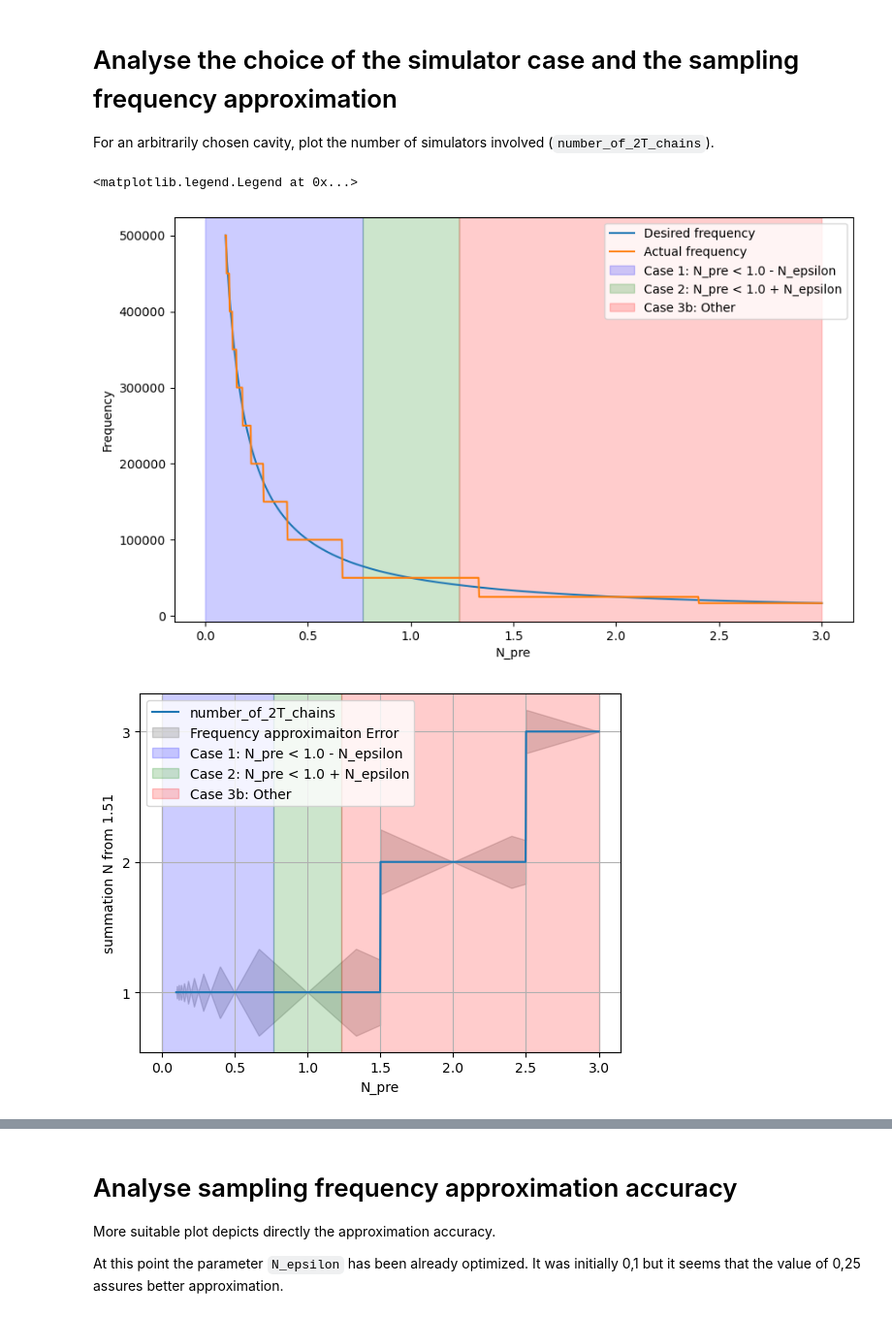
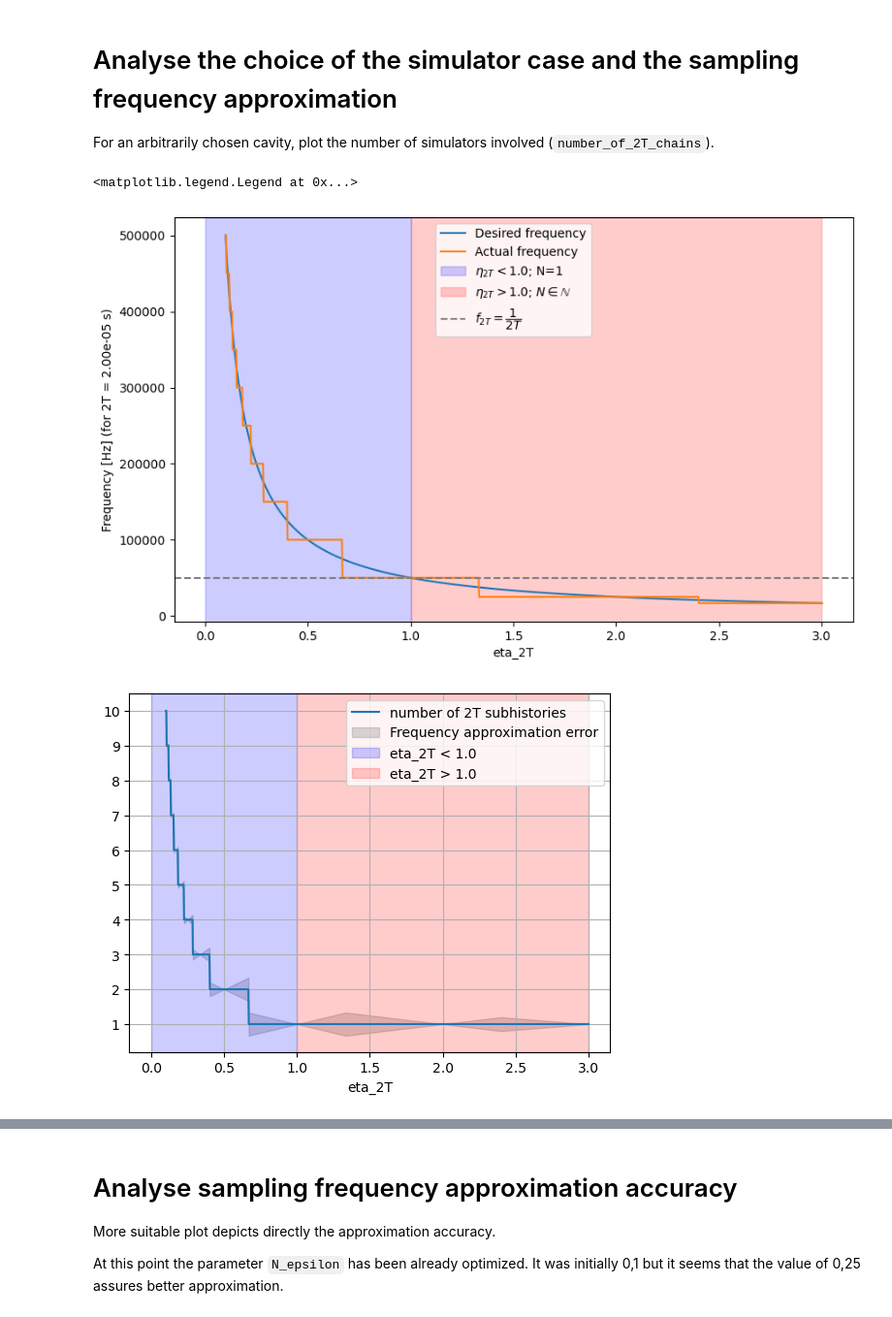
Before and after one commit to matib12/oreonspy, a Jupyter notebook: nb/Simulator development/Simulator cases tests.ipynb, the cells around one changed output, grey strips where cells are left out. Shown at 97% size. Drawn from its saved outputs; the diff is of its cells as text; code cells hidden in the pictures.

````diff
--- a/nb/Simulator development/Simulator cases tests.ipynb
+++ b/nb/Simulator development/Simulator cases tests.ipynb
@@ -182,31 +182,24 @@ plt.show()
 
 For an arbitrarily chosen cavity, plot the number of simulators involved (```number_of_2T_chains```).
 # %%
-import matplotlib.pyplot as plt
+# Generate eta_2T values
+#eta_2T_values = np.logspace(-2, 2, 10000)
+eta_2T_values = np.linspace(0.1, 3, 1000)
 
-# Define N_epsilon
-N_epsilon = 0.234
-_2T = 6000./3e8  # 2 times the cavity round trip time in seconds (for a 3000 m cavity)
-my_N_eff = 10000
-
-# Generate N_pre values
-#N_pre_values = np.logspace(-1, 1, 1000)
-N_pre_values = np.linspace(0.1, 3, 1000)
-
-# Compute number_of_2T_chains for each N_pre
-chains_values = [number_of_2T_chains(N_pre) for N_pre in N_pre_values]
+# Compute number_of_subhistories for each eta_2T
+n_of_subhistories = [number_of_subhistories(eta_2T) for eta_2T in eta_2T_values]
 
 # Compute f_calc and Theta for each N_pre
 desired_f_calc_values = []
 actual_f_calc_values = []
 Theta_values = []
-case_values = []
+partial_theta_values = []
 N_values = []
-for N_pre in N_pre_values:
-    desired_f_calc = 1./(N_pre * _2T)
-    actual_f_calc, Theta, case, N = real_f_calc(N_pre, N_epsilon, _2T=_2T, desired_f_calc=desired_f_calc, N_eff=my_N_eff)
+for eta_2T in eta_2T_values:
+    desired_f_calc = 1./(eta_2T * _2T)
+    actual_f_calc, Theta, N, partial_Theta = real_f_calc(eta_2T, _2T=_2T, N_eff=my_N_eff)
     desired_f_calc_values.append(desired_f_calc)
-    case_values.append(case)
+    partial_theta_values.append(partial_Theta)
     actual_f_calc_values.append(actual_f_calc)
     Theta_values.append(Theta)
     N_values.append(N)
@@ -220,56 +213,49 @@ actual_f_calc_values = np.array(actual_f_calc_values)
 Theta_values = np.array(Theta_values)
 
 plt.figure(figsize=(10, 6))
-plt.plot(N_pre_values, desired_f_calc_values, label="Desired frequency")
-plt.plot(N_pre_values, actual_f_calc_values, label="Actual frequency")
+plt.plot(eta_2T_values, desired_f_calc_values, label="Desired frequency")
+plt.plot(eta_2T_values, actual_f_calc_values, label="Actual frequency")
 
 # Add vertical color regions
-plt.axvspan(0, 1.0 - N_epsilon, color='blue', alpha=0.2, label='Case 1: N_pre < 1.0 - N_epsilon')
-plt.axvspan(1.0 - N_epsilon, 1.0 + N_epsilon, color='green', alpha=0.2, label='Case 2: N_pre < 1.0 + N_epsilon')
-plt.axvspan(1.0 + N_epsilon, max(N_pre_values), color='red', alpha=0.2, label='Case 3{0}'.format("a: N_pre > N_max" if case == 2 else "b: Other"))
+plt.axvspan(0, 1.0, color='blue', alpha=0.2, label='$\eta_{2T} < 1.0$; N=1')
+plt.axvspan(1.0, max(eta_2T_values), color='red', alpha=0.2, label='$\eta_{2T} > 1.0$; $N\in\mathbb{N}$')
 
-plt.xlabel("N_pre")
-plt.ylabel("Frequency")
+plt.axhline(1.0 / _2T, color="gray", linestyle="--", linewidth=1.5, label=r"$f_{2T}=\dfrac{1}{2T}$")
+
+plt.xlabel("eta_2T")
+plt.ylabel("Frequency [Hz] (for 2T = {0:.2e} s)".format(_2T))
 plt.legend()
 # %% [output]
 <matplotlib.legend.Legend at 0x...>
-[figure, old version]
+[figure, new version]
 # %%
-
-# Calculate the absolute error
+# Calculate the relative f_calc error
 f_calc_accuracy = np.abs(actual_f_calc_values - desired_f_calc_values) / desired_f_calc_values
-#f_calc_accuracy = np.abs(actual_f_calc_values - desired_f_calc_values)
-
-# Try to calculate normalized time-step relative error
-N_accuracy = np.abs(1/actual_f_calc_values - 1/desired_f_calc_values) / (1/desired_f_calc_values)
-#f_calc_accuracy = N_accuracy
 
 # Plot the results
-plt.plot(N_pre_values, chains_values, label='number_of_2T_chains')
-
+plt.plot(eta_2T_values, n_of_subhistories, label='number of 2T subhistories')
 
 # Plot the error area
-plt.fill_between(N_pre_values,
-                 [value - error for value, error in zip(chains_values, f_calc_accuracy)],
-                 [value + error for value, error in zip(chains_values, f_calc_accuracy)],
-                 color='gray', alpha=0.3, label='Frequency approximaiton Error')
+plt.fill_between(eta_2T_values,
+                 [value - error for value, error in zip(n_of_subhistories, f_calc_accuracy)],
+                 [value + error for value, error in zip(n_of_subhistories, f_calc_accuracy)],
+                 color='gray', alpha=0.3, label='Frequency approximation error')
 
 # Add vertical color regions
-plt.axvspan(0, 1.0 - N_epsilon, color='blue', alpha=0.2, label='Case 1: N_pre < 1.0 - N_epsilon')
-plt.axvspan(1.0 - N_epsilon, 1.0 + N_epsilon, color='green', alpha=0.2, label='Case 2: N_pre < 1.0 + N_epsilon')
-plt.axvspan(1.0 + N_epsilon, max(N_pre_values), color='red', alpha=0.2, label='Case 3{0}'.format("a: N_pre > N_max" if case == 2 else "b: Other"))
+plt.axvspan(0, 1.0, color='blue', alpha=0.2, label='eta_2T < 1.0')
+plt.axvspan(1.0, max(eta_2T_values), color='red', alpha=0.2, label='eta_2T > 1.0')
 
 # Add labels and title
-plt.xlabel('N_pre')
-plt.ylabel('summation N from 1.51')
-plt.yticks(range(min(chains_values), max(chains_values) + 1))
+plt.xlabel('eta_2T')
+#plt.ylabel('value')
+plt.yticks(range(min(n_of_subhistories), max(n_of_subhistories) + 1))
 #plt.title('Number of 2T Chains vs N_pre')
 
 # Add legend and grid
 plt.legend()
 plt.grid(True)
 
 # Show the plot
 plt.show()
 # %% [output]
-[figure, old version]
+[figure, new version]
````
Also changed, not shown: parts of 7 cells of this notebook.
